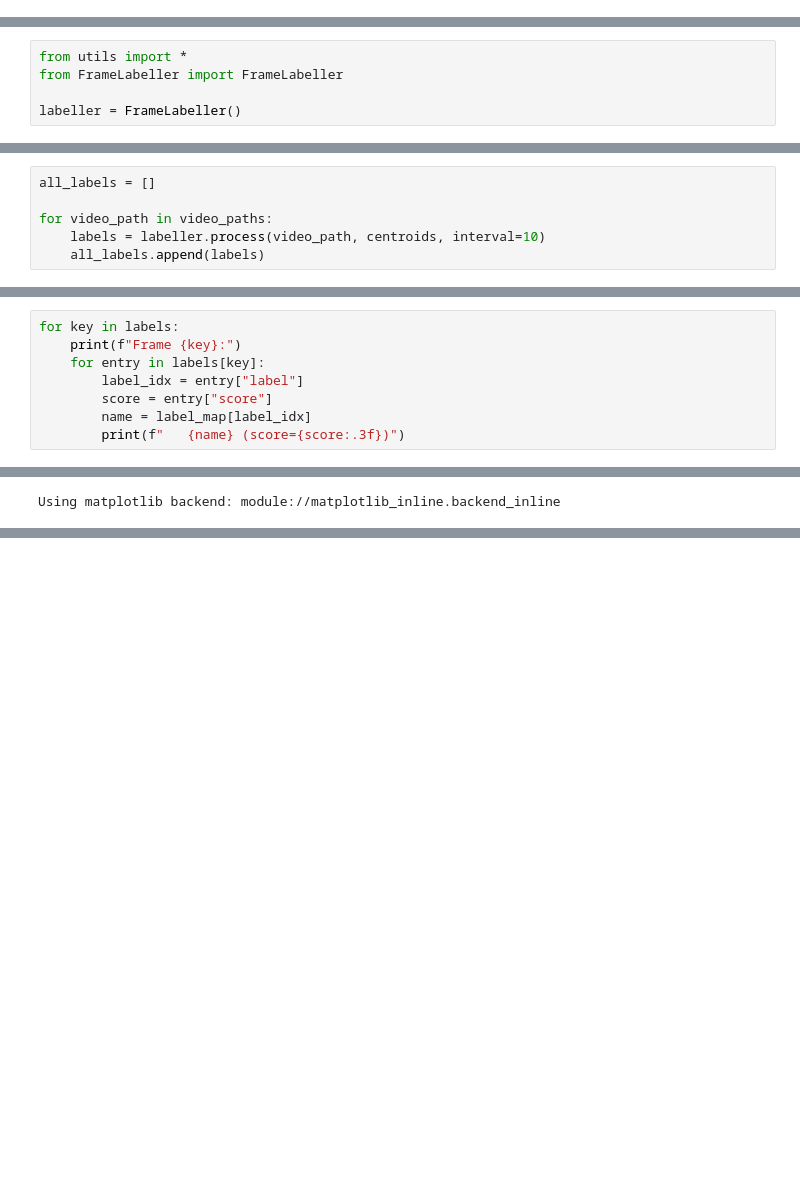
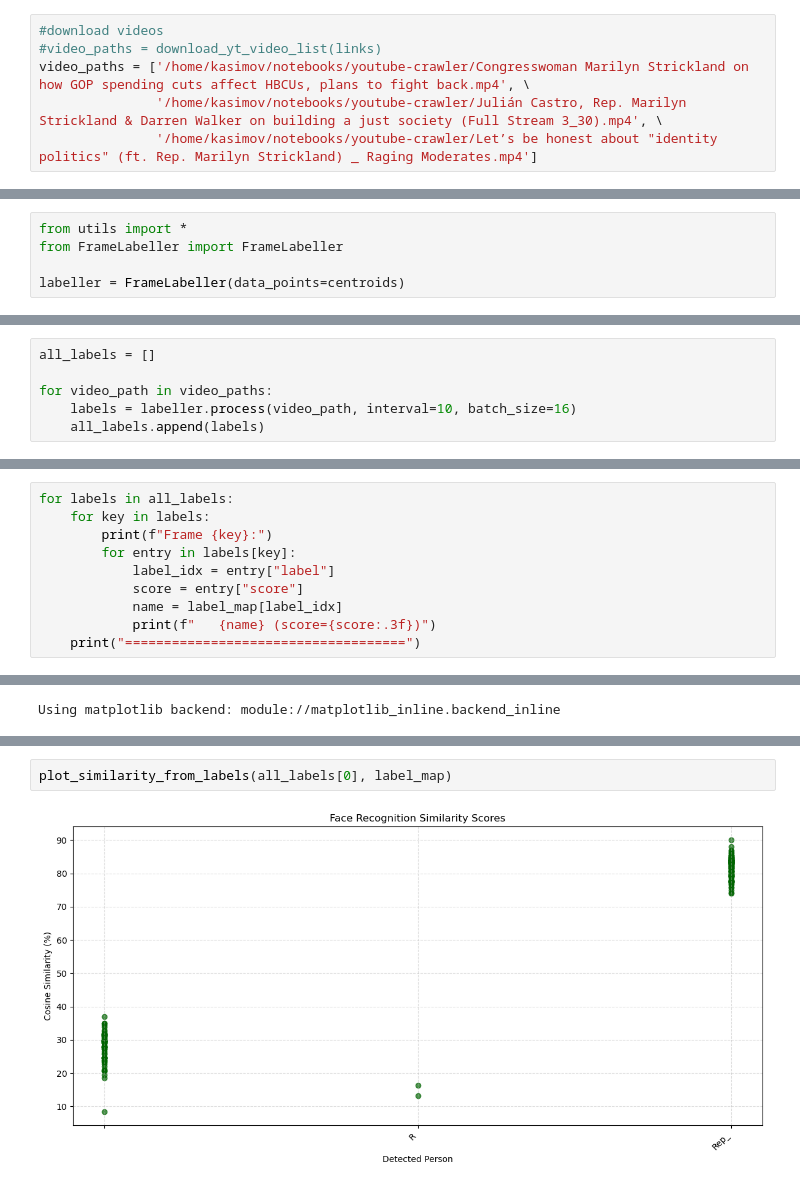
Before and after one commit to mikailkasimov/youtube-crawler, a Jupyter notebook: _.ipynb, the cells around one changed output, grey strips where cells are left out. Drawn from its saved outputs; the diff is of its cells as text; blank space fills up the shorter version.

Commit message:
implemented batching

```diff
--- a/_.ipynb
+++ b/_.ipynb
@@ -46,3 +24,9 @@ video_paths = download_yt_video_list(links)
+# %%
+#download videos
+#video_paths = download_yt_video_list(links)
+video_paths = ['/home/kasimov/notebooks/youtube-crawler/Congresswoman Marilyn Strickland on how GOP spending cuts affect HBCUs, plans to fight back.mp4', \
+               '/home/kasimov/notebooks/youtube-crawler/Julián Castro, Rep. Marilyn Strickland & Darren Walker on building a just society (Full Stream 3_30).mp4', \
+               '/home/kasimov/notebooks/youtube-crawler/Let’s be honest about "identity politics" (ft. Rep. Marilyn Strickland) _ Raging Moderates.mp4']
 # %%
 #load embeddings and label_map
 embeddings_directory="/home/kasimov/notebooks/LegislatorImagePipeline/Senate_Embeddings"
@@ -65,5 +49,5 @@ label_map
 from utils import *
 from FrameLabeller import FrameLabeller
 
-labeller = FrameLabeller()
+labeller = FrameLabeller(data_points=centroids)
 # %% [output]
@@ -73,6 +57,6 @@ To enable the following instructions: AVX2 FMA, in other operations, rebuild Ten
 all_labels = []
 
 for video_path in video_paths:
-    labels = labeller.process(video_path, centroids, interval=10)
+    labels = labeller.process(video_path, interval=10, batch_size=16)
     all_labels.append(labels)
 # %% [output]
@@ -178,10 +100,12 @@ I0000 00:00:1758043586.489588  991589 device_compiler.h:196] Compiled cluster us
 # %%
-for key in labels:
-    print(f"Frame {key}:")
-    for entry in labels[key]:
-        label_idx = entry["label"]
-        score = entry["score"]
-        name = label_map[label_idx]
-        print(f"   {name} (score={score:.3f})")
+for labels in all_labels:
+    for key in labels:
+        print(f"Frame {key}:")
+        for entry in labels[key]:
+            label_idx = entry["label"]
+            score = entry["score"]
+            name = label_map[label_idx]
+            print(f"   {name} (score={score:.3f})")
+    print("====================================")
 # %% [output]
 Frame 0:
@@ -242,0 +161,4 @@ plot_similarity_from_labels(labels, centroid_key)
+# %%
+plot_similarity_from_labels(all_labels[0], label_map)
+# %% [output]
+[figure, added]
```
Also changed, not shown: parts of 9 cells of this notebook, 1 other file.
